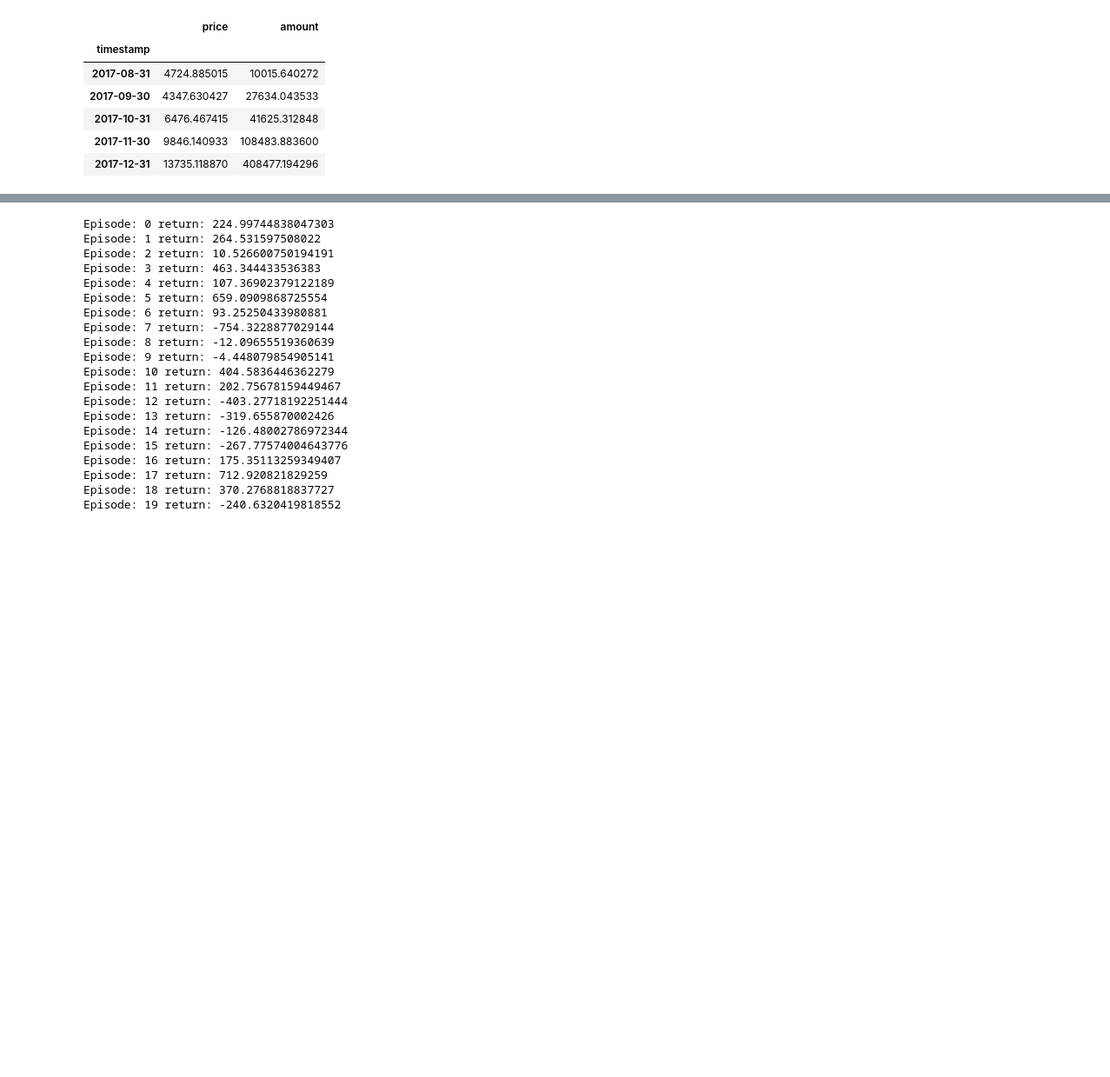
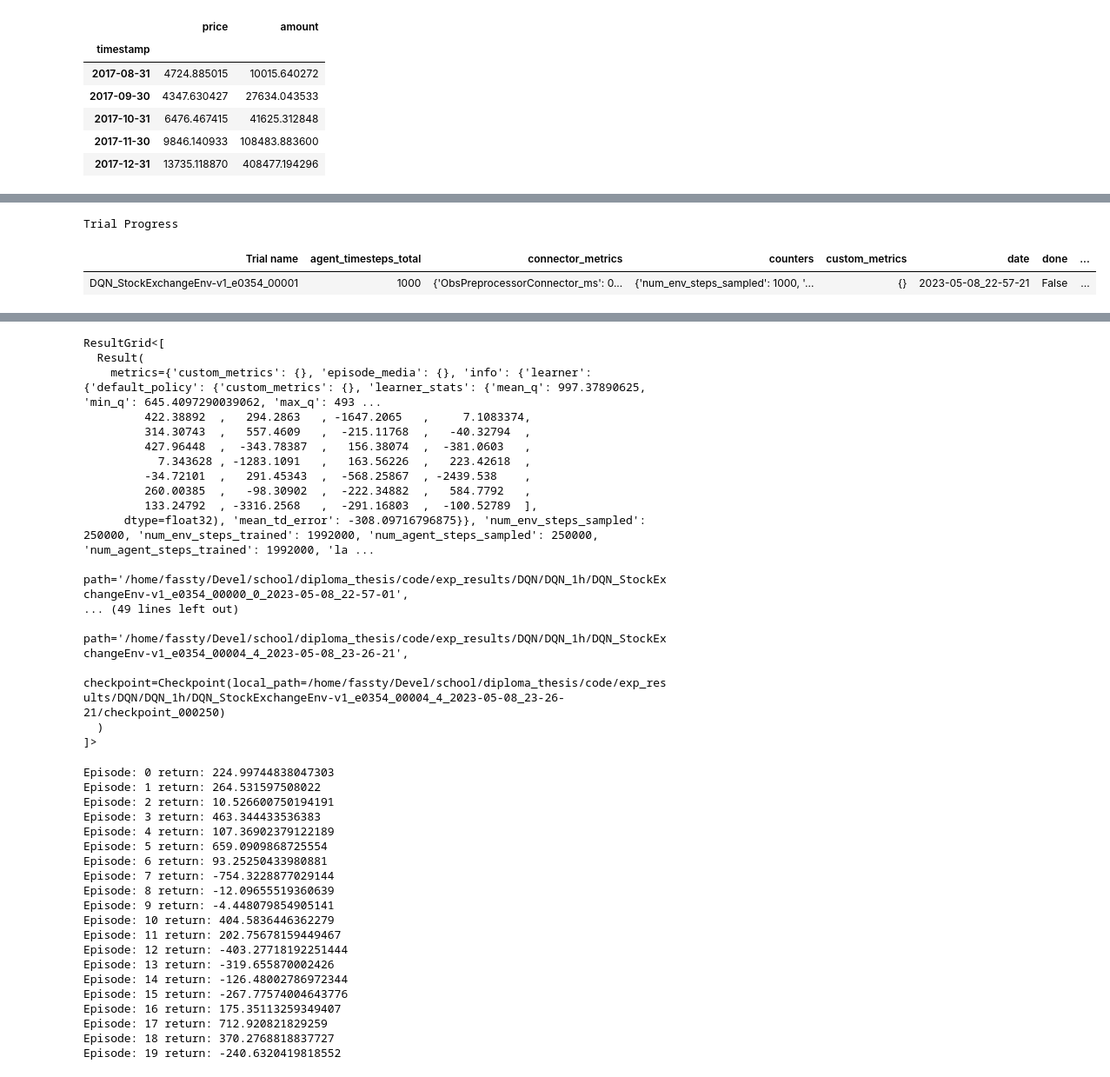
Before and after one commit to Fassty/diploma-thesis, a Jupyter notebook: notebooks/simple_rl_env_testing.ipynb, the cells around one changed output, grey strips where cells are left out. Shown: that part at 87% size. Saved outputs shown, nothing was run; the diff lists cells and outputs as text; code cells hidden in the pictures; blank space fills up the shorter version.

```diff
--- a/notebooks/simple_rl_env_testing.ipynb
+++ b/notebooks/simple_rl_env_testing.ipynb
@@ -194,0 +337,30 @@ env.step(2)
+# %%
+from ray import tune, air
+from ray.rllib.algorithms.dqn import DQNConfig
+ray.shutdown()
+ray.init()
+
+from rl_trading.simulation.env import StockExchangeEnv1
+
+config = (
+    DQNConfig()
+    .rollouts(num_rollout_workers=1, num_envs_per_worker=4)
+    .resources(num_gpus=0.25)
+    .environment(env='StockExchangeEnv-v1', env_config={'sim_config': {'granularity': '1d', 'max_steps': 30}})
+)
+
+tuner = tune.Tuner(
+    "DQN",
+    run_config=air.RunConfig(
+        name='DQN_1h',
+        local_dir='../exp_results/DQN',
+        stop={"training_iteration": 250},
+    ),
+    tune_config=tune.TuneConfig(
+        num_samples=5
+    ),
+    param_space=config,
+)
+
+tuner.fit()
+# %% [output]
@@ -194,0 +380,3 @@ env.step(2)
+Trial Progress
+| Trial name | agent_timesteps_total | connector_metrics | counters | custom_metrics | date | done | ... |
+| DQN_StockExchangeEnv-v1_e0354_00001 | 1000 | {'ObsPreprocessorConnector_ms': 0... | {'num_env_steps_sampled': 1000, '... | {} | 2023-05-08_22-57-21 | False | ... |
@@ -195,3 +391,20 @@ env.step(2)
+ResultGrid<[
+  Result(
+    metrics={'custom_metrics': {}, 'episode_media': {}, 'info': {'learner': {'default_policy': {'custom_metrics': {}, 'learner_stats': {'mean_q': 997.37890625, 'min_q': 645.4097290039062, 'max_q': 493 ...
+         422.38892  ,   294.2863   , -1647.2065   ,     7.1083374,
+         314.30743  ,   557.4609   ,  -215.11768  ,   -40.32794  ,
+         427.96448  ,  -343.78387  ,   156.38074  ,  -381.0603   ,
+           7.343628 , -1283.1091   ,   163.56226  ,   223.42618  ,
+         -34.72101  ,   291.45343  ,  -568.25867  , -2439.538    ,
+         260.00385  ,   -98.30902  ,  -222.34882  ,   584.7792   ,
+         133.24792  , -3316.2568   ,  -291.16803  ,  -100.52789  ],
+      dtype=float32), 'mean_td_error': -308.09716796875}}, 'num_env_steps_sampled': 250000, 'num_env_steps_trained': 1992000, 'num_agent_steps_sampled': 250000, 'num_agent_steps_trained': 1992000, 'la ...
+    path='/home/fassty/Devel/school/diploma_thesis/code/exp_results/DQN/DQN_1h/DQN_StockExchangeEnv-v1_e0354_00000_0_2023-05-08_22-57-01',
+... (49 lines left out)
+    path='/home/fassty/Devel/school/diploma_thesis/code/exp_results/DQN/DQN_1h/DQN_StockExchangeEnv-v1_e0354_00004_4_2023-05-08_23-26-21',
+    checkpoint=Checkpoint(local_path=/home/fassty/Devel/school/diploma_thesis/code/exp_results/DQN/DQN_1h/DQN_StockExchangeEnv-v1_e0354_00004_4_2023-05-08_23-26-21/checkpoint_000250)
+  )
+]>
 # %%
 import torch
 import torch.nn as nn
```
Also changed, not shown: parts of 12 cells of this notebook.
